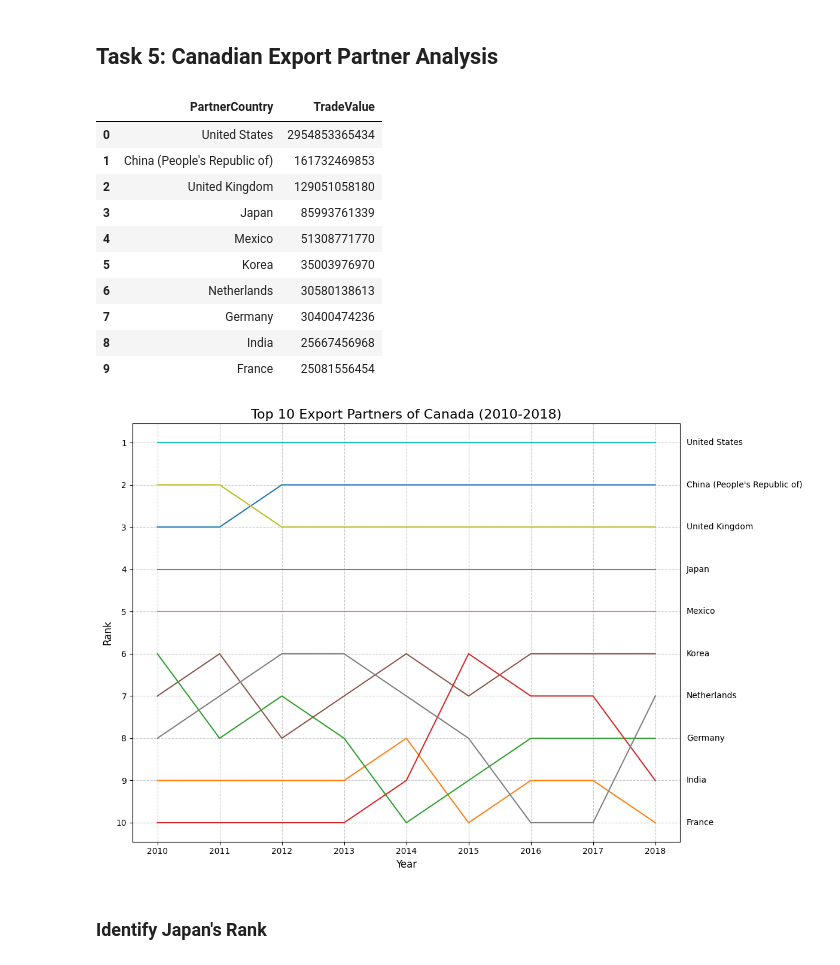
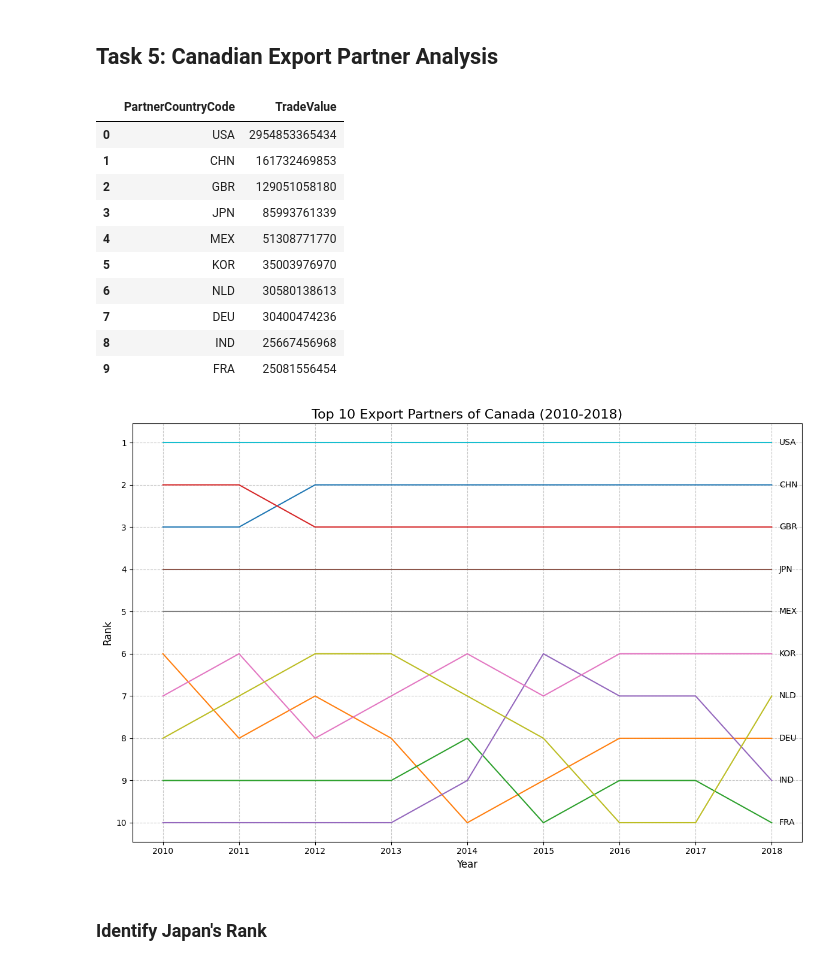
Before and after one commit to colinjia667/rsm371a3, a Jupyter notebook: assignment3.ipynb, the cells around one changed output. Drawn from its saved outputs; the diff is of its cells as text; code cells hidden in the pictures.

```diff
--- a/assignment3.ipynb
+++ b/assignment3.ipynb
@@ -134,66 +134,66 @@ trade.head()
 canada_exports = trade[(trade['Country'] == 'Canada') & (trade['TradeType'] == 'EXP')].reset_index(drop=True)
 # %%
 # Aggregate total exports by partner country across all years
-total_exports = canada_exports.groupby('PartnerCountry')['TradeValue'].sum().reset_index()
+total_exports = canada_exports.groupby('PartnerCountryCode')['TradeValue'].sum().reset_index()
 
 # Sort the total exports in descending order to get the top 10 export partners
 top10_exports = total_exports.sort_values('TradeValue', ascending=False).head(10).reset_index(drop=True)
 top10_exports
 # %% [output]
-|  | PartnerCountry | TradeValue |
-| 0 | United States | 2954853365434 |
-| 1 | China (People's Republic of) | 161732469853 |
-| 2 | United Kingdom | 129051058180 |
-| 3 | Japan | 85993761339 |
-| 4 | Mexico | 51308771770 |
-| 5 | Korea | 35003976970 |
-| 6 | Netherlands | 30580138613 |
-| 7 | Germany | 30400474236 |
-| 8 | India | 25667456968 |
-| 9 | France | 25081556454 |
+|  | PartnerCountryCode | TradeValue |
+| 0 | USA | 2954853365434 |
+| 1 | CHN | 161732469853 |
+| 2 | GBR | 129051058180 |
+| 3 | JPN | 85993761339 |
+| 4 | MEX | 51308771770 |
+| 5 | KOR | 35003976970 |
+| 6 | NLD | 30580138613 |
+| 7 | DEU | 30400474236 |
+| 8 | IND | 25667456968 |
+| 9 | FRA | 25081556454 |
 # %%
 # Filter for fixed top 10 export partners
-filtered_top_10 = canada_exports[canada_exports['PartnerCountry'].isin(top10_exports['PartnerCountry'])]
+filtered_top_10 = canada_exports[canada_exports['PartnerCountryCode'].isin(top10_exports['PartnerCountryCode'])]
 # %%
 # Rank export partners by year
 filtered_top_10 = filtered_top_10.copy()
 filtered_top_10['Rank'] = filtered_top_10.groupby('Year')['TradeValue'].rank(ascending=False).astype(int)
 # %%
 # Pivot the data to get the top 10 export partners by year
-pivot_top_10 = filtered_top_10.pivot(index='Year', columns='PartnerCountry', values='Rank')
+pivot_top_10 = filtered_top_10.pivot(index='Year', columns='PartnerCountryCode', values='Rank')
 # %%
 # Plot the line chart
 plt.figure(figsize=(12, 8))  # Set the figure size
 
 # Plot each country's rank trend
 for country in pivot_top_10.columns:
     plt.plot(pivot_top_10.index, pivot_top_10[country], label=country)
     # Add annotation at the last year
     last_year = pivot_top_10.index[-1]
     last_rank = pivot_top_10[country].iloc[-1]
-    plt.text(last_year + 0.5, last_rank, country, verticalalignment='center', fontsize=10)
+    plt.text(last_year + 0.1, last_rank, country, verticalalignment='center', fontsize=10)
 
 plt.gca().invert_yaxis()  # Invert the y-axis to make rank 1 appear at the top
 
 # Add title and axis labels
 plt.title("Top 10 Export Partners of Canada (2010-2018)", fontsize=16)
 plt.xlabel("Year", fontsize=12)
 plt.ylabel("Rank", fontsize=12)
 
 # Set custom y-axis ticks to increment by 1
 plt.yticks(np.arange(1, 11, 1))  # Range from 1 to 10 with step 1
 
 # Adjust layout to prevent text cut-off
 plt.subplots_adjust(right=0.85)  # Increase the right margin
 
 # Add grid
 plt.grid(axis='both', linestyle='--', alpha=0.7)
 
 # Show the plot
 plt.tight_layout()
 plt.show()
 # %% [output]
-[figure, old version]
+[figure, new version]
 # %% [markdown]
 ### Identify Japan's Rank
 # %%
```
Also changed, not shown: parts of 3 cells of this notebook, 15 other files.
